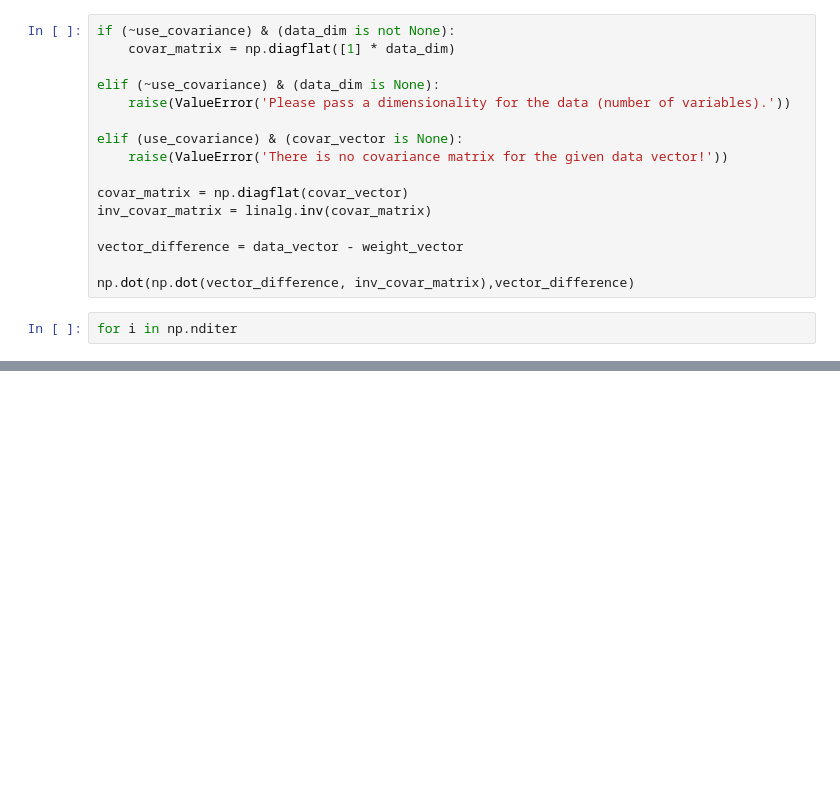
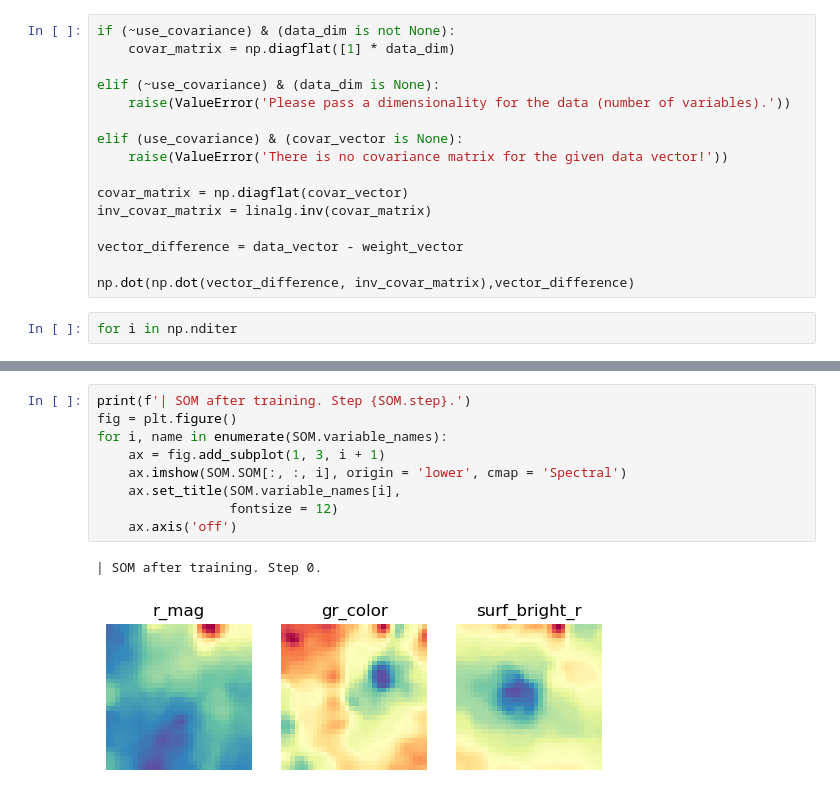
Before and after one commit to lsajkov/strw_mpdg, a Jupyter notebook: build_som.ipynb, the cells around one changed output, grey strips where cells are left out. Cells and saved outputs as stored; diff of their text form; blank space fills up the shorter version.

```diff
--- a/build_som.ipynb
+++ b/build_som.ipynb
@@ -147,0 +255,12 @@ np.ones(SOM.mapsize)
+# %%
+print(f'| SOM after training. Step {SOM.step}.')
+fig = plt.figure()
+for i, name in enumerate(SOM.variable_names):
+    ax = fig.add_subplot(1, 3, i + 1)
+    ax.imshow(SOM.SOM[:, :, i], origin = 'lower', cmap = 'Spectral')
+    ax.set_title(SOM.variable_names[i],
+                 fontsize = 12)
+    ax.axis('off')
+# %% [output]
+| SOM after training. Step 0.
+[figure, added]
```
Also changed, not shown: parts of 29 cells of this notebook, 3 other files.
